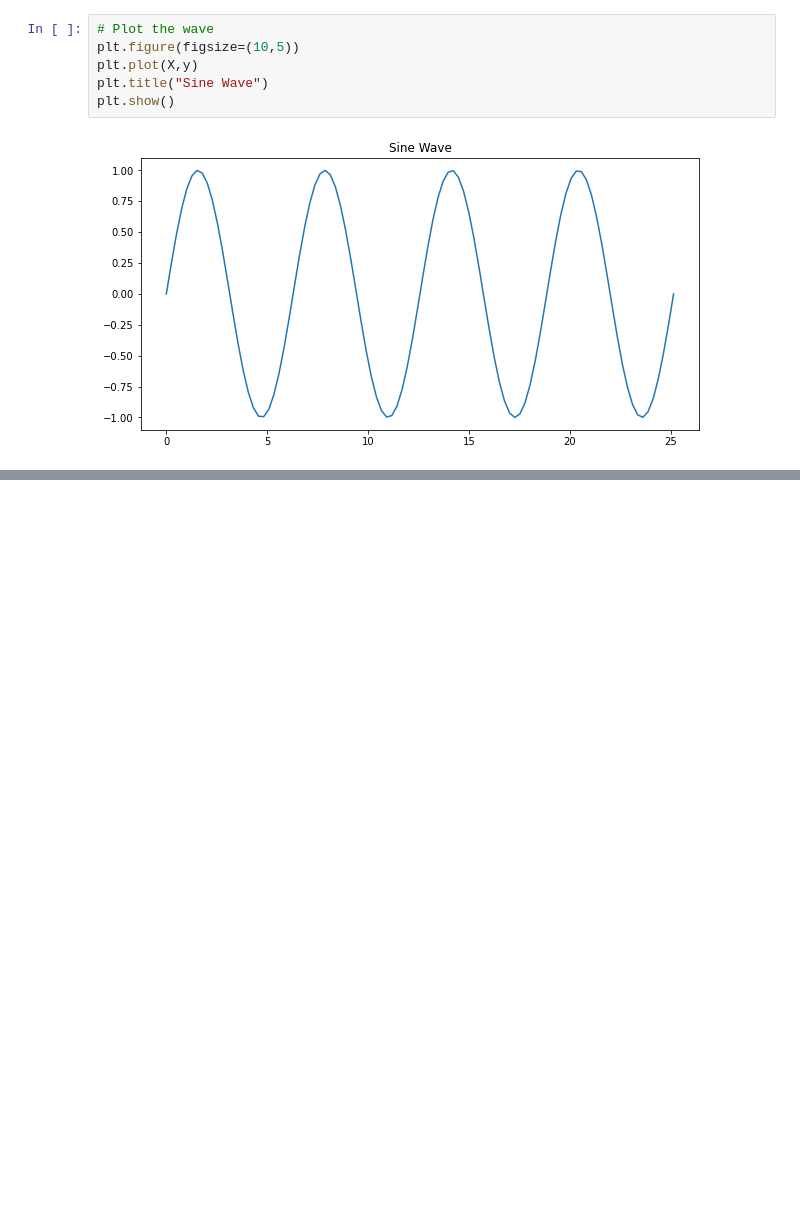
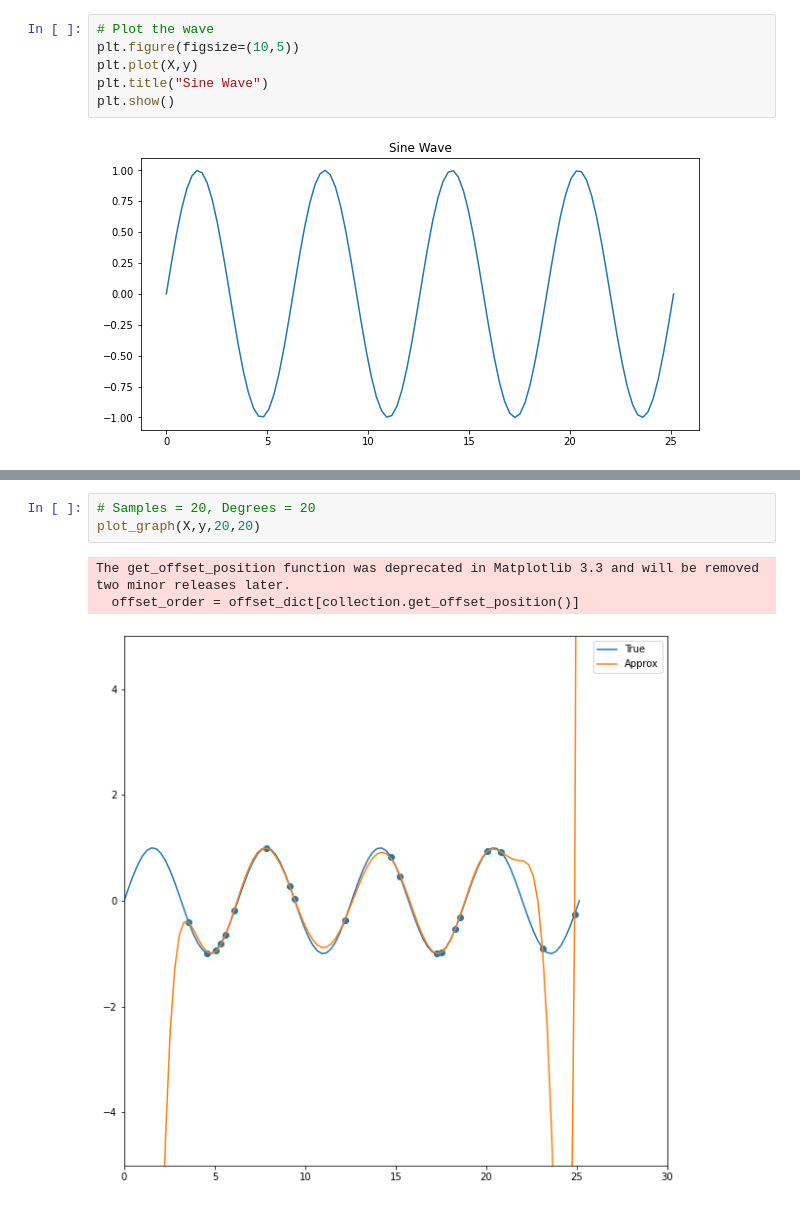
Before and after one commit to chirathlv/Machine-Learning, a Jupyter notebook: Regression Sine Wave Approximation.ipynb, the cells around one changed output, grey strips where cells are left out. Drawn from its saved outputs; the diff is of its cells as text; blank space fills up the shorter version.

```diff
--- a/Regression Sine Wave Approximation.ipynb
+++ b/Regression Sine Wave Approximation.ipynb
@@ -28,0 +80,7 @@ def MakePoly(X, degree):
+# %%
+# Samples = 20, Degrees = 20
+plot_graph(X,y,20,20)
+# %% [output]
+The get_offset_position function was deprecated in Matplotlib 3.3 and will be removed two minor releases later.
+  offset_order = offset_dict[collection.get_offset_position()]
+[figure, added]
```
Also changed, not shown: parts of 14 cells of this notebook.
